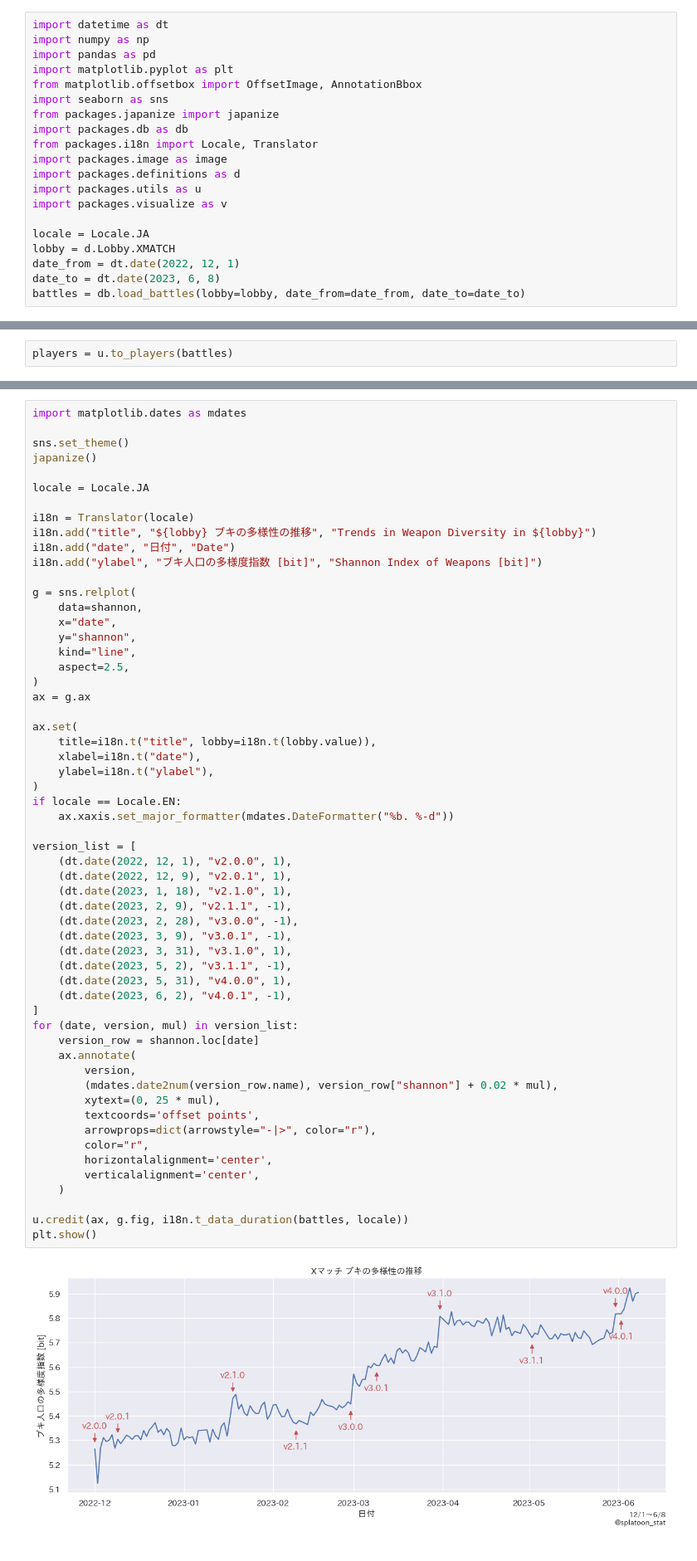
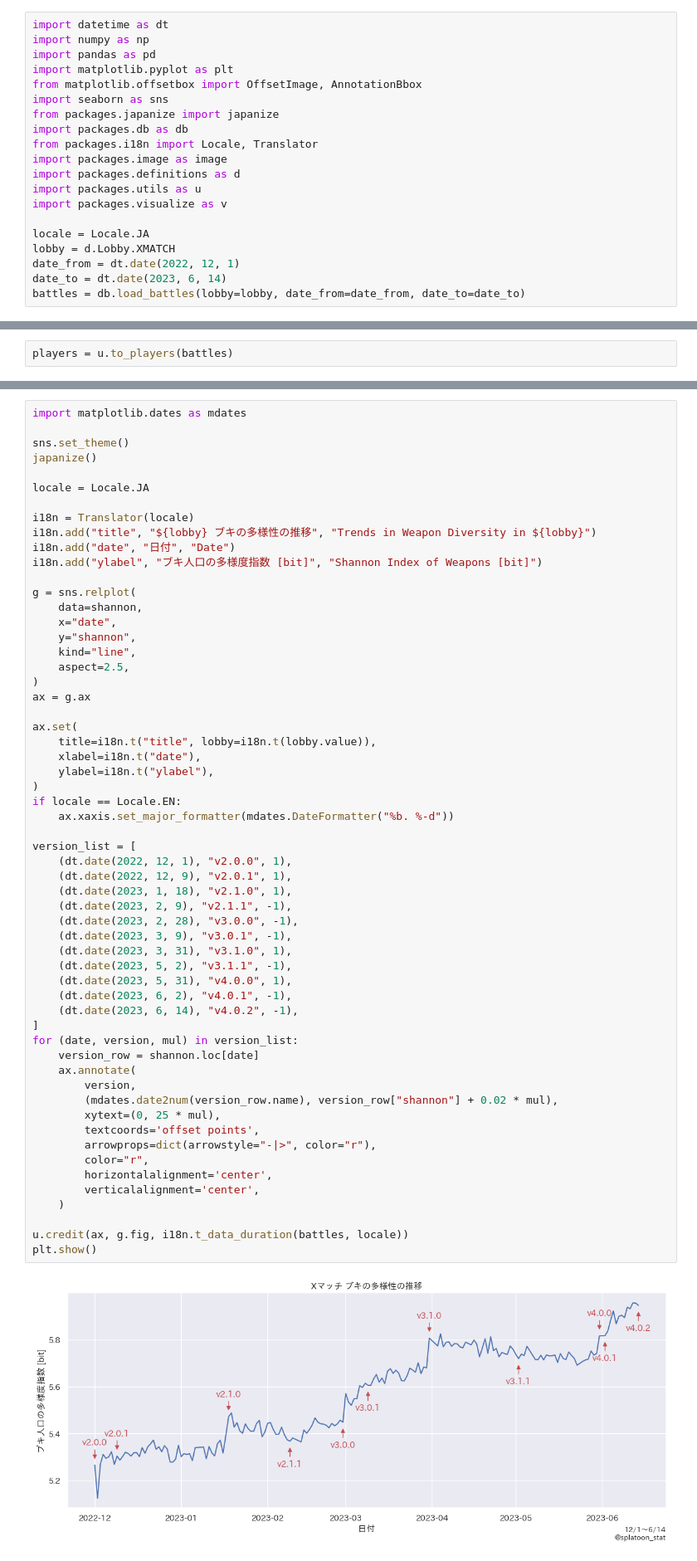
Before and after one commit to splatoonstat/splat-stat, a Jupyter notebook: examples/xmatch_weapon_diversity.ipynb, the cells around one changed output, grey strips where cells are left out. Shown at 83% size. Saved outputs shown, nothing was run; the diff lists cells and outputs as text.

```diff
--- a/examples/xmatch_weapon_diversity.ipynb
+++ b/examples/xmatch_weapon_diversity.ipynb
@@ -18,7 +18,7 @@ import packages.visualize as v
 locale = Locale.JA
 lobby = d.Lobby.XMATCH
 date_from = dt.date(2022, 12, 1)
-date_to = dt.date(2023, 6, 8)
+date_to = dt.date(2023, 6, 14)
 battles = db.load_battles(lobby=lobby, date_from=date_from, date_to=date_to)
 # %% [markdown]
 試合数が 500 未満の日付のデータを削除する
@@ -125,31 +125,32 @@ if locale == Locale.EN:
     ax.xaxis.set_major_formatter(mdates.DateFormatter("%b. %-d"))
 
 version_list = [
     (dt.date(2022, 12, 1), "v2.0.0", 1),
     (dt.date(2022, 12, 9), "v2.0.1", 1),
     (dt.date(2023, 1, 18), "v2.1.0", 1),
     (dt.date(2023, 2, 9), "v2.1.1", -1),
     (dt.date(2023, 2, 28), "v3.0.0", -1),
     (dt.date(2023, 3, 9), "v3.0.1", -1),
     (dt.date(2023, 3, 31), "v3.1.0", 1),
     (dt.date(2023, 5, 2), "v3.1.1", -1),
     (dt.date(2023, 5, 31), "v4.0.0", 1),
     (dt.date(2023, 6, 2), "v4.0.1", -1),
+    (dt.date(2023, 6, 14), "v4.0.2", -1),
 ]
 for (date, version, mul) in version_list:
     version_row = shannon.loc[date]
     ax.annotate(
         version,
         (mdates.date2num(version_row.name), version_row["shannon"] + 0.02 * mul),
         xytext=(0, 25 * mul),
         textcoords='offset points',
         arrowprops=dict(arrowstyle="-|>", color="r"),
         color="r",
         horizontalalignment='center',
         verticalalignment='center',
     )
 
 u.credit(ax, g.fig, i18n.t_data_duration(battles, locale))
 plt.show()
 # %% [output]
-[figure, old version]
+[figure, new version]
```
Also changed, not shown: parts of 5 cells of this notebook.
